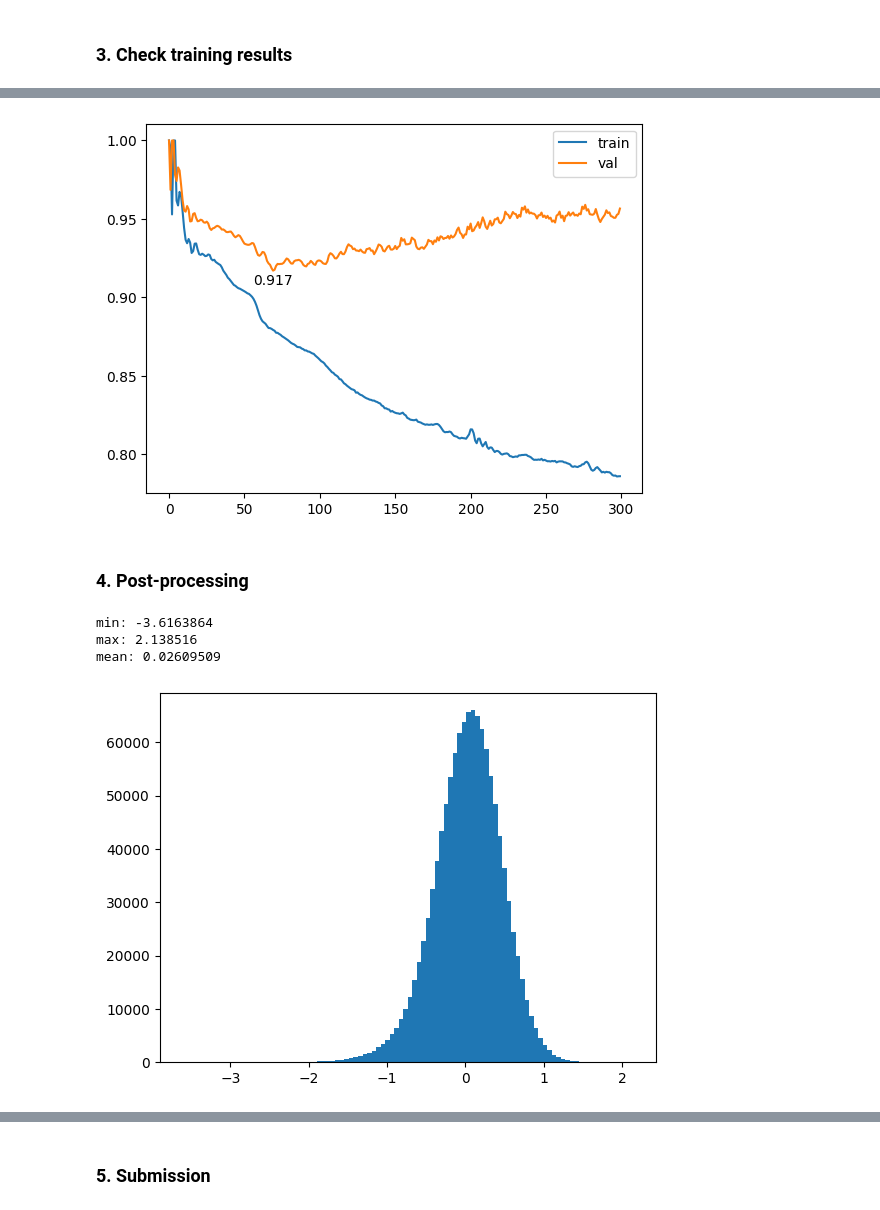
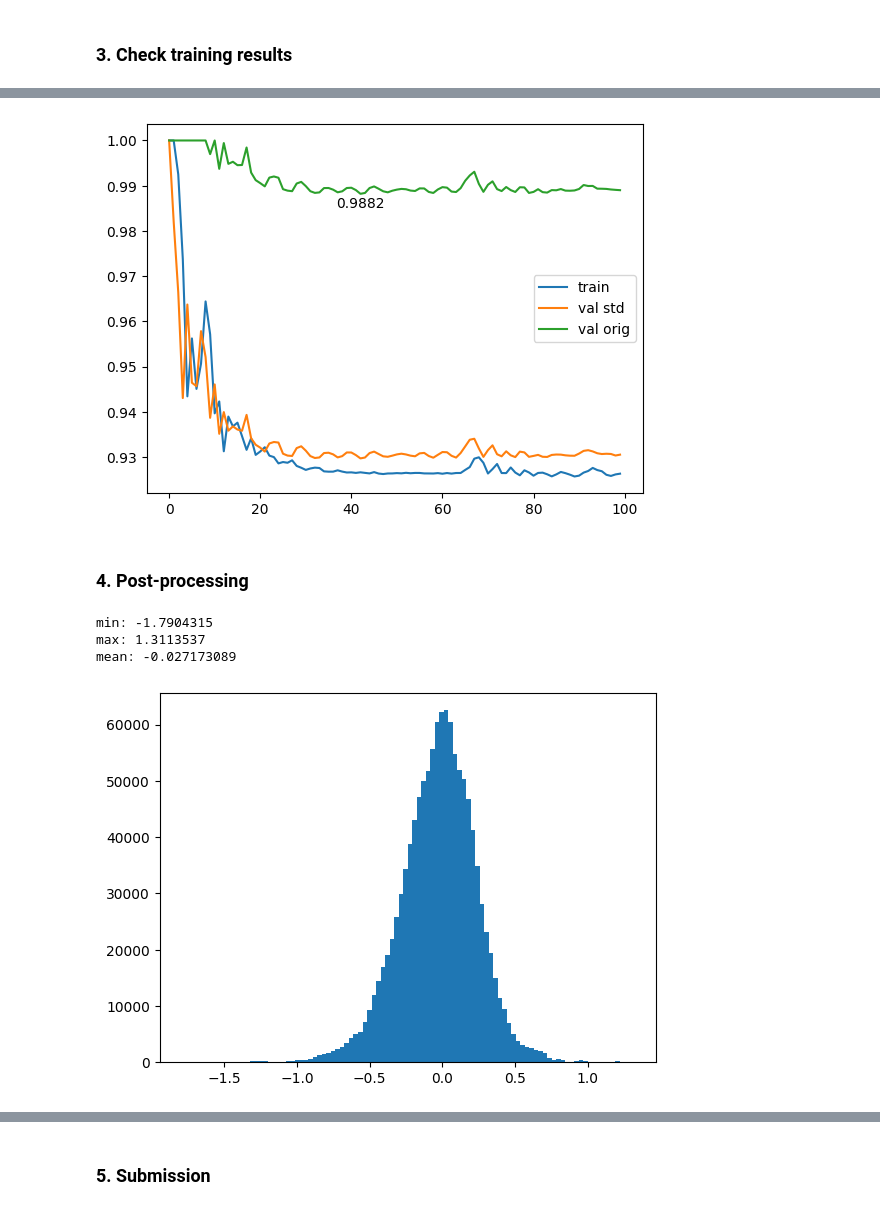
Before and after one commit to AlainJoss/LightGCNPlus, a Jupyter notebook: src/experiment.ipynb, the cells around one changed output, grey strips where cells are left out. Cells and saved outputs as stored; diff of their text form; code cells hidden in the pictures.

Commit message:
Added functionality to report validation loss on original scale of ratings.

```diff
--- a/src/experiment.ipynb
+++ b/src/experiment.ipynb
@@ -14,4 +14,4 @@ train_df, submission_df = load_data()
 # %%
 from preprocess import preprocess
 
-A_tilde, standardized_train_ratings, train_users, train_items, means, stds, val_users, val_items, standardized_val_ratings, submission_users, submission_items = preprocess((train_df, submission_df))
+A_tilde, standardized_train_ratings, train_users, train_items, means, stds, val_users, val_items, orig_val_ratings, standardized_val_ratings, submission_users, submission_items = preprocess((train_df, submission_df))
@@ -23,24 +21,24 @@ HP: L=1, K=30, INIT_EMBS_STD=0.01, LR=0.05, WEIGHT_DECAY=1e-05
 # Model and optimizer hyperparameters
 L=1
 K=30
-INIT_EMBS_STD=0.01
+INIT_EMBS_STD=0.025
 LR=0.05
-WEIGHT_DECAY=1e-05
-DROPOUT=0.2
+WEIGHT_DECAY=1e-04
+DROPOUT=0.5
 
 # Train loop hyperparameters
-EPOCHS=200
+EPOCHS=100
 STOP_THRESHOLD=1e-06
 # %%
 from train import train_model
-from models import ConcatNonLinear
+from models import ConcatNonLinear_42out
 from config import DEVICE
 
-model = ConcatNonLinear(A_tilde, K, L, INIT_EMBS_STD, DROPOUT).to(DEVICE)
+model = ConcatNonLinear_42out(A_tilde, K, L, INIT_EMBS_STD, DROPOUT).to(DEVICE)
 optimizer = torch.optim.Adam(model.parameters(), lr=LR, weight_decay=WEIGHT_DECAY)
 loss_fn = nn.MSELoss()
 # %%
 from train import train_model
 # model, optimizer, loss_fn, train_users, train_items, train_ratings, val_users, val_items, val_ratings, n_epochs, improvement_threshold) -> tuple[list, list]:
-train_rmse, val_rmse = train_model(model, optimizer, loss_fn, train_users, train_items, standardized_train_ratings, val_users, val_items, standardized_val_ratings, EPOCHS, STOP_THRESHOLD, save_best_model=True)
+train_rmse, val_rmse_std, val_rmse_orig = train_model(model, optimizer, loss_fn, train_users, train_items, standardized_train_ratings, val_users, val_items, orig_val_ratings, standardized_val_ratings, means, stds, EPOCHS, STOP_THRESHOLD, True, hyper_verbose=True)
 # %% [output]
@@ -67,20 +65,22 @@ Final epoch 299 - Train loss: 0.7860 - Val loss: 0.9566
 # Training stats
 
 print("Min training loss:", min(train_rmse))
-print("Min validation loss:", min(val_rmse))
-print("Min validation loss at epoch:", val_rmse.index(min(val_rmse)))
+print("Min validation loss:", min(val_rmse_std))
+print("Min validation loss:", min(val_rmse_orig))
+print("Min validation loss at epoch:", val_rmse_std.index(min(val_rmse_std)))
 
 # Replace values above 10 with 10 in the rmse lists
 train_rmse_plot = [min(1, x) for x in train_rmse]
-val_rmse = [min(1, x) for x in val_rmse]
+val_rmse_std_plot = [min(1, x) for x in val_rmse_std]
+val_rmse_orig_plot = [min(1, x) for x in val_rmse_orig]
 
 # Plot train and val rmse
 plt.plot(train_rmse_plot, label='train')
-plt.plot(val_rmse, label='val')
+plt.plot(val_rmse_std_plot, label='val std')
+plt.plot(val_rmse_orig_plot, label='val orig')
+plt.plot()
 # annotate min val loss
-plt.annotate(round(min(val_rmse), 4), (val_rmse.index(min(val_rmse)), min(val_rmse)), textcoords="offset points", xytext=(0,-10), ha='center')
-
-
+plt.annotate(round(min(val_rmse_orig_plot), 4), (val_rmse_orig_plot.index(min(val_rmse_orig_plot)), min(val_rmse_orig_plot)), textcoords="offset points", xytext=(0,-10), ha='center')
 plt.legend()
 plt.show()
 # %% [output]
@@ -90,4 +91,4 @@ Min validation loss at epoch: 69
-[figure, old version]
+[figure, new version]
 # %% [markdown]
 ### 4. Post-processing
 # %%
@@ -107,8 +108,8 @@ print("mean:", final_ratings.mean())
 plt.hist(final_ratings.flatten(), bins=100)
 plt.show()
 # %% [output]
-min: -3.6163864
-max: 2.138516
-mean: 0.02609509
+min: -1.7904315
+max: 1.3113537
+mean: -0.027173089
-[figure, old version]
+[figure, new version]
 # %%
```
Also changed, not shown: parts of 9 cells of this notebook, 6 other files.
